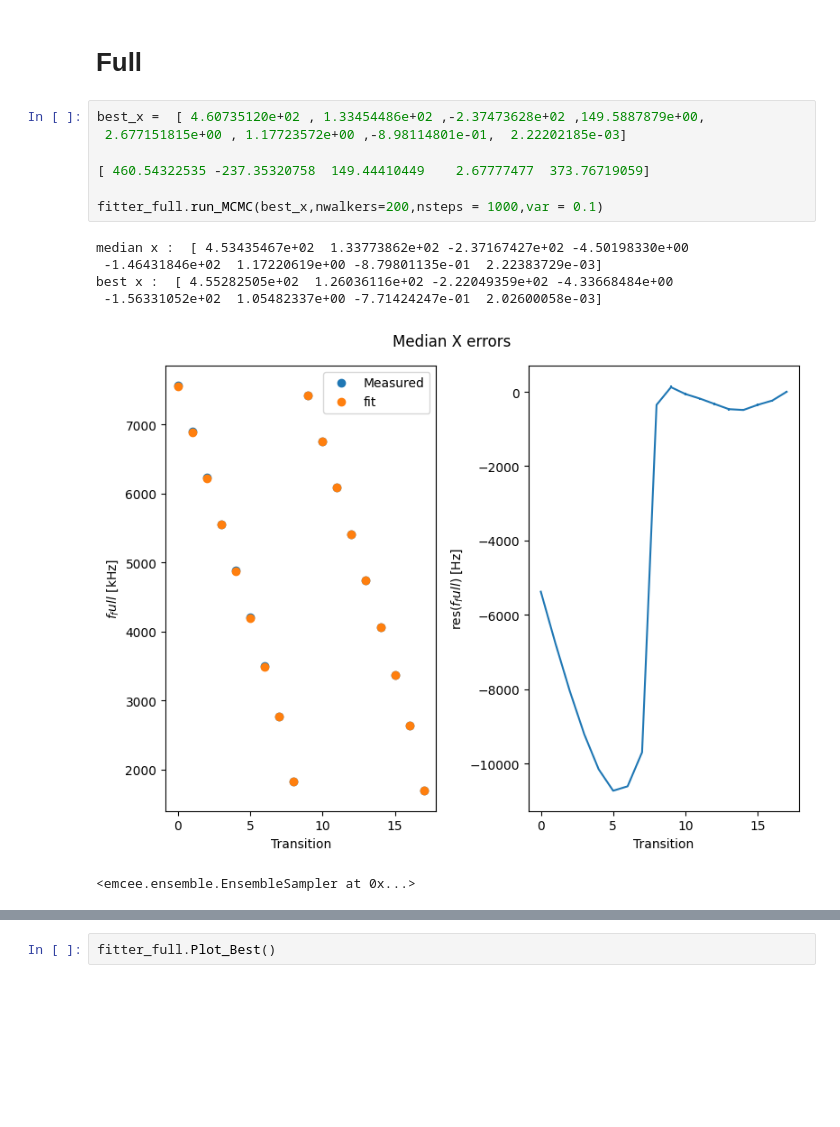
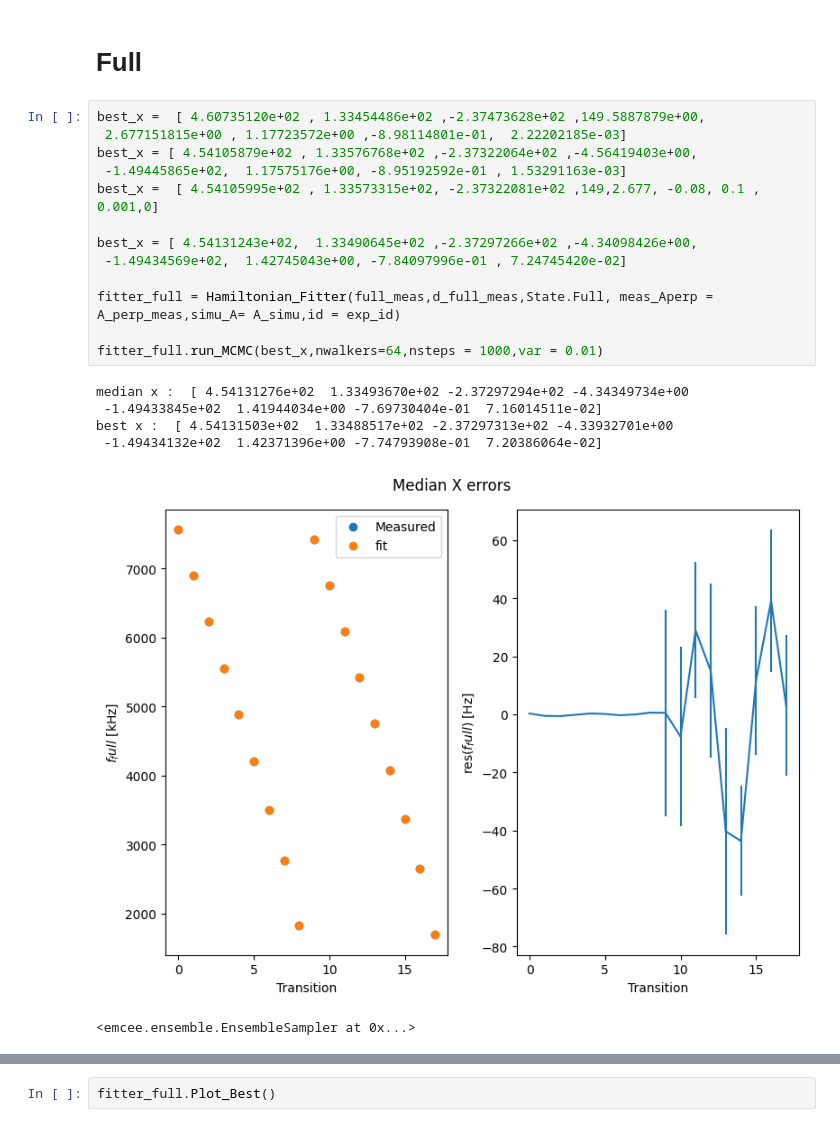
Before and after one commit to leonmyk/Spectroscopy_Hamiltonian_fitter-, a Jupyter notebook: Fitter.ipynb, the cells around one changed output, grey strips where cells are left out. Drawn from its saved outputs; the diff is of its cells as text; blank space fills up the shorter version.

```diff
--- a/Fitter.ipynb
+++ b/Fitter.ipynb
@@ -98,14 +161,20 @@ fitter_excited.Save_results()
 # %%
 best_x =  [ 4.60735120e+02 , 1.33454486e+02 ,-2.37473628e+02 ,149.5887879e+00,
  2.677151815e+00 , 1.17723572e+00 ,-8.98114801e-01,  2.22202185e-03]
+best_x = [ 4.54105879e+02 , 1.33576768e+02 ,-2.37322064e+02 ,-4.56419403e+00,
+ -1.49445865e+02,  1.17575176e+00, -8.95192592e-01 , 1.53291163e-03]
+best_x =  [ 4.54105995e+02 , 1.33573315e+02, -2.37322081e+02 ,149,2.677, -0.08, 0.1 , 0.001,0]
 
-[ 460.54322535 -237.35320758  149.44410449    2.67777477  373.76719059]
+best_x = [ 4.54131243e+02,  1.33490645e+02 ,-2.37297266e+02 ,-4.34098426e+00,
+ -1.49434569e+02,  1.42745043e+00, -7.84097996e-01 , 7.24745420e-02]
 
-fitter_full.run_MCMC(best_x,nwalkers=200,nsteps = 1000,var = 0.1)
+fitter_full = Hamiltonian_Fitter(full_meas,d_full_meas,State.Full, meas_Aperp = A_perp_meas,simu_A= A_simu,id = exp_id)
+
+fitter_full.run_MCMC(best_x,nwalkers=64,nsteps = 1000,var = 0.01)
 # %% [output]
-median x :  [ 4.53435467e+02  1.33773862e+02 -2.37167427e+02 -4.50198330e+00
- -1.46431846e+02  1.17220619e+00 -8.79801135e-01  2.22383729e-03]
-best x :  [ 4.55282505e+02  1.26036116e+02 -2.22049359e+02 -4.33668484e+00
- -1.56331052e+02  1.05482337e+00 -7.71424247e-01  2.02600058e-03]
+median x :  [ 4.54131276e+02  1.33493670e+02 -2.37297294e+02 -4.34349734e+00
+ -1.49433845e+02  1.41944034e+00 -7.69730404e-01  7.16014511e-02]
+best x :  [ 4.54131503e+02  1.33488517e+02 -2.37297313e+02 -4.33932701e+00
+ -1.49434132e+02  1.42371396e+00 -7.74793908e-01  7.20386064e-02]
-[figure, old version]
+[figure, new version]
 <emcee.ensemble.EnsembleSampler at 0x...>
```
Also changed, not shown: parts of 17 cells of this notebook, 9 other files.
